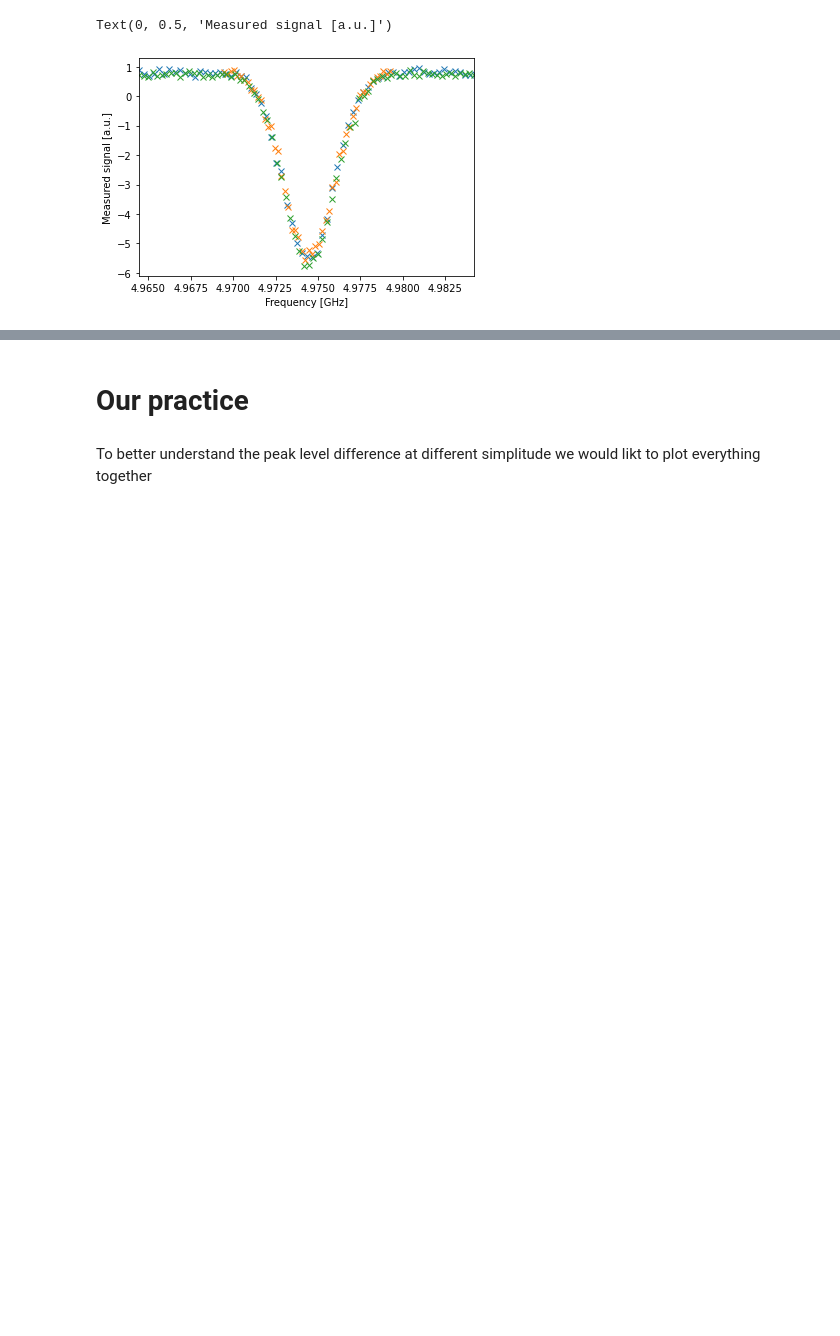
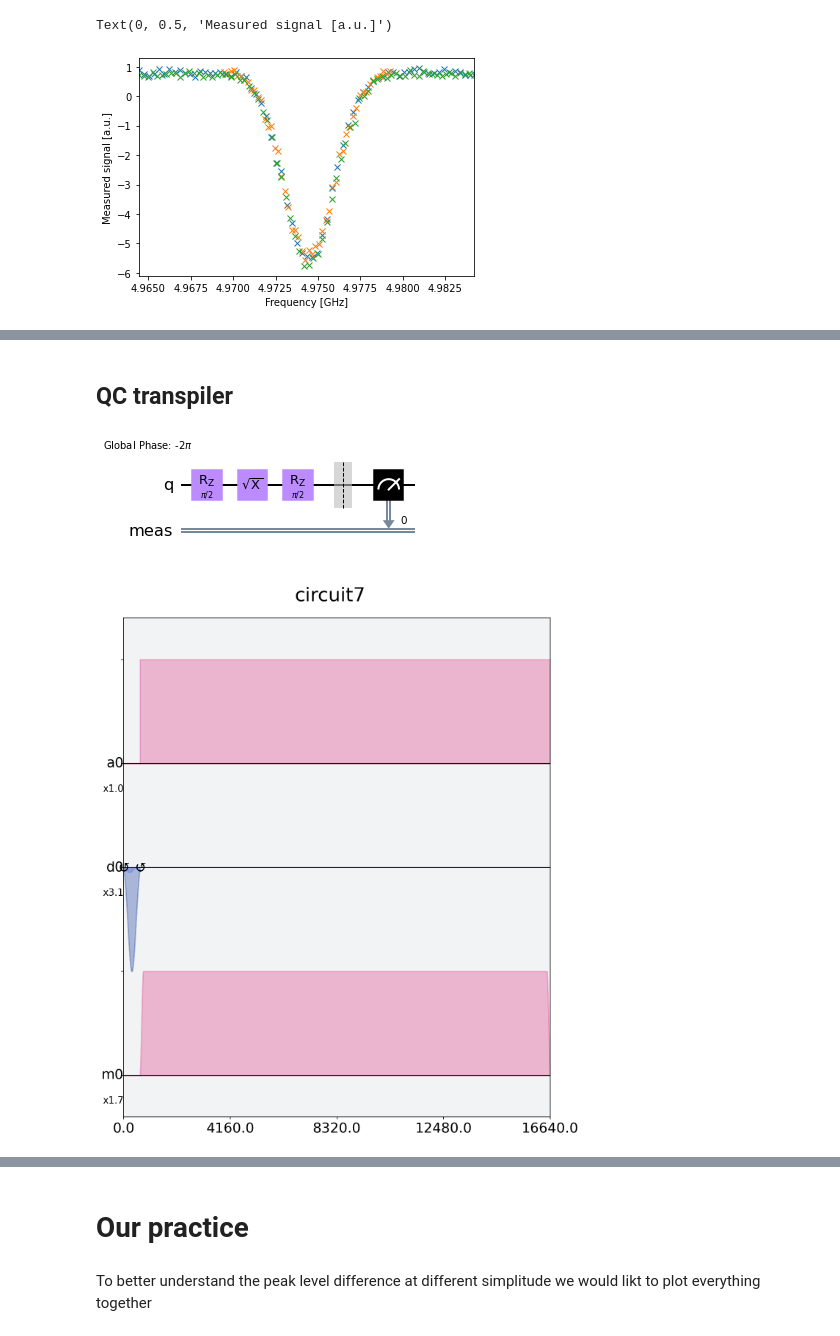
Before and after one commit to leo07010/Qiskit-Pulse, a Jupyter notebook: WSs_playground.ipynb, the cells around one changed output, grey strips where cells are left out. Cells and saved outputs as stored; diff of their text form; code cells hidden in the pictures; blank space fills up the shorter version.

```diff
--- a/WSs_playground.ipynb
+++ b/WSs_playground.ipynb
@@ -153,0 +313,6 @@ Text(0, 0.5, 'Measured signal [a.u.]')
+# %% [markdown]
+## QC transpiler
+# %%
+backend = provider.get_backend('ibmq_armonk')
+backend_config = backend.configuration()
+assert backend_config.open_pulse, "Backend doesn't support Pulse"
@@ -153,0 +337,20 @@ Text(0, 0.5, 'Measured signal [a.u.]')
+# %%
+qc = QuantumCircuit(1)
+qc.h(0)
+qc.measure_all()
+qc = transpile(qc, backend)
+
+BDschedule = build_schedule(qc, backend)
+
+display(qc.draw('mpl'))
+display(BDschedule.draw())
+
+
+pulse_qobj = assemble(BDschedule, backend=backend)
+
+# job = backend.run(pulse_qobj)
+# print(job.result().get_counts())
+# plot_circuit_layout(qc,backend)
+# %% [output]
+[figure, added]
+[figure, added]
```
Also changed, not shown: parts of 36 cells of this notebook, 1 other file.
